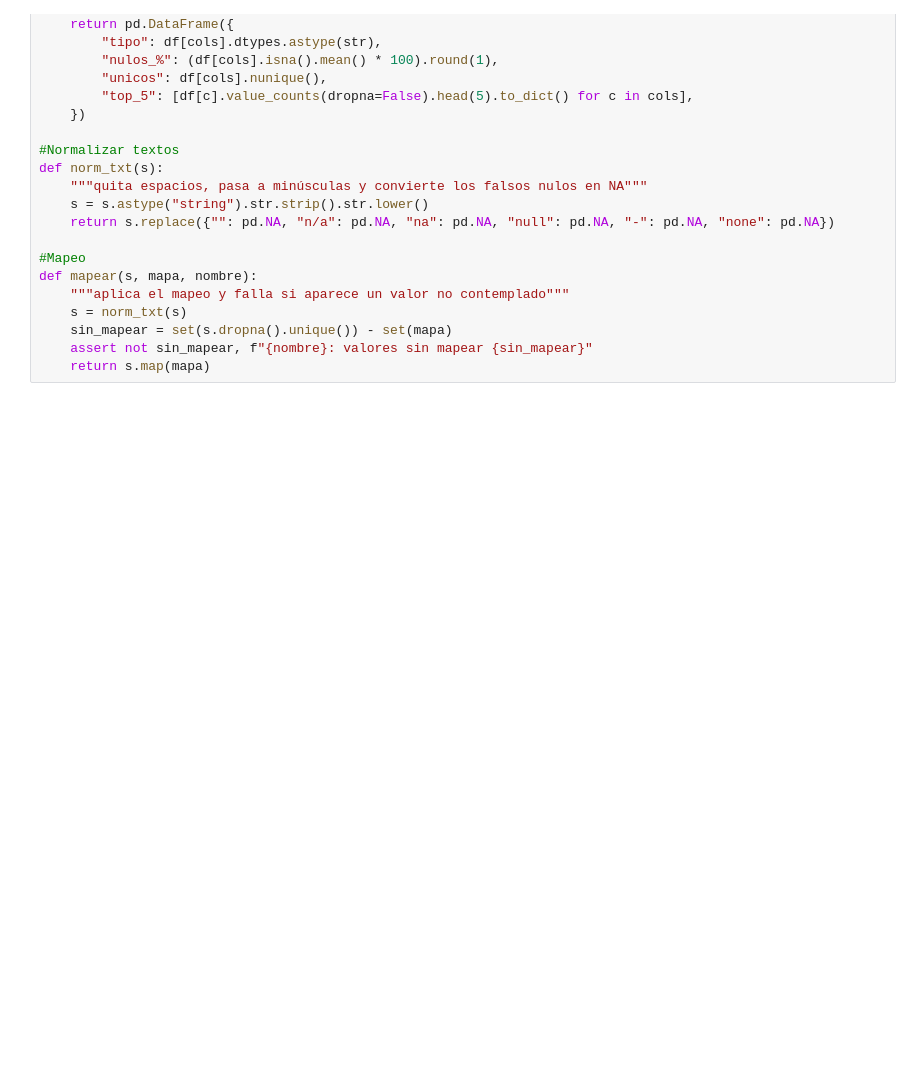
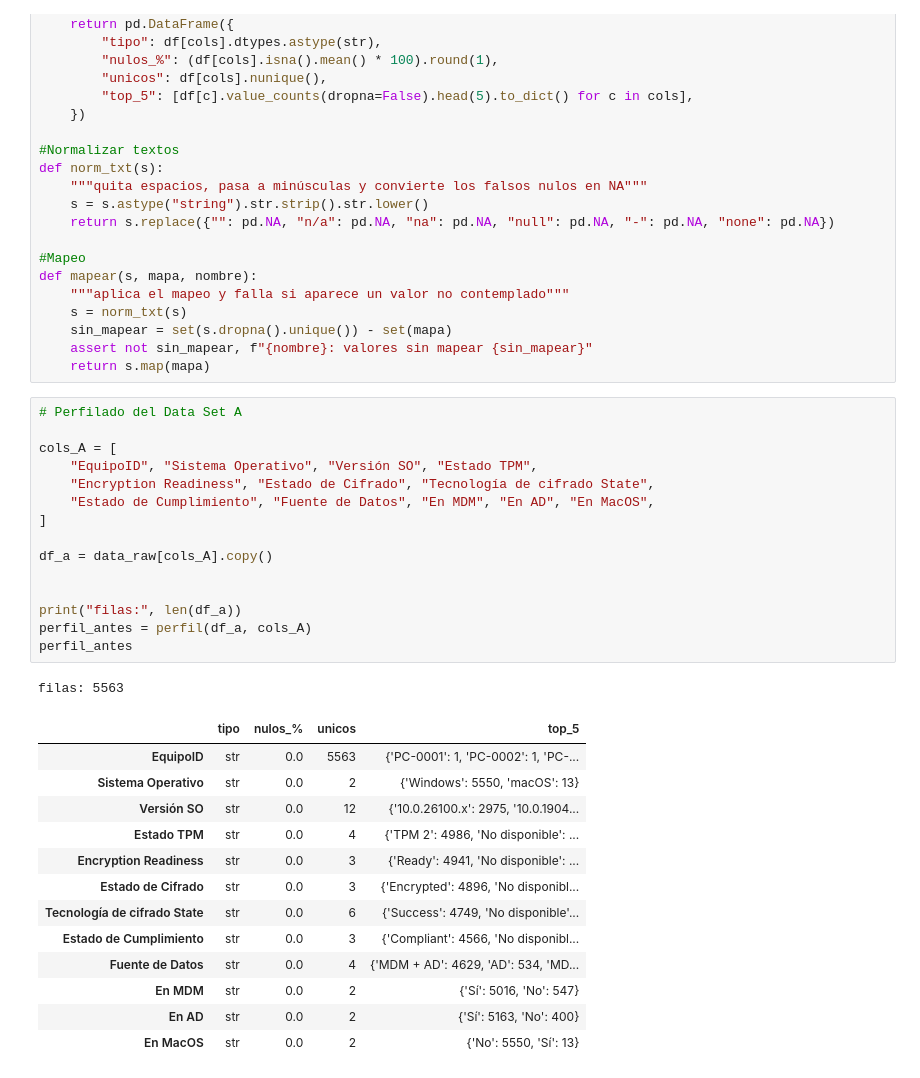
Before and after one commit to a01662395-prog/DWS, a Jupyter notebook: Initial_EDA.ipynb, the cells around one changed output. Cells and saved outputs as stored; diff of their text form; blank space fills up the shorter version.

```diff
--- a/Initial_EDA.ipynb
+++ b/Initial_EDA.ipynb
@@ -80,3 +80,33 @@ def mapear(s, mapa, nombre):
     sin_mapear = set(s.dropna().unique()) - set(mapa)
     assert not sin_mapear, f"{nombre}: valores sin mapear {sin_mapear}"
     return s.map(mapa)
+# %%
+# Perfilado del Data Set A
+
+cols_A = [
+    "EquipoID", "Sistema Operativo", "Versión SO", "Estado TPM",
+    "Encryption Readiness", "Estado de Cifrado", "Tecnología de cifrado State",
+    "Estado de Cumplimiento", "Fuente de Datos", "En MDM", "En AD", "En MacOS",
+]
+
+df_a = data_raw[cols_A].copy()
+
+
+print("filas:", len(df_a))
+perfil_antes = perfil(df_a, cols_A)
+perfil_antes
+# %% [output]
+filas: 5563
+|  | tipo | nulos_% | unicos | top_5 |
+| EquipoID | str | 0.0 | 5563 | {'PC-0001': 1, 'PC-0002': 1, 'PC-... |
+| Sistema Operativo | str | 0.0 | 2 | {'Windows': 5550, 'macOS': 13} |
+| Versión SO | str | 0.0 | 12 | {'10.0.26100.x': 2975, '10.0.1904... |
+| Estado TPM | str | 0.0 | 4 | {'TPM 2': 4986, 'No disponible': ... |
+| Encryption Readiness | str | 0.0 | 3 | {'Ready': 4941, 'No disponible': ... |
+| Estado de Cifrado | str | 0.0 | 3 | {'Encrypted': 4896, 'No disponibl... |
+| Tecnología de cifrado State | str | 0.0 | 6 | {'Success': 4749, 'No disponible'... |
+| Estado de Cumplimiento | str | 0.0 | 3 | {'Compliant': 4566, 'No disponibl... |
+| Fuente de Datos | str | 0.0 | 4 | {'MDM + AD': 4629, 'AD': 534, 'MD... |
+| En MDM | str | 0.0 | 2 | {'Sí': 5016, 'No': 547} |
+| En AD | str | 0.0 | 2 | {'Sí': 5163, 'No': 400} |
+| En MacOS | str | 0.0 | 2 | {'No': 5550, 'Sí': 13} |
```
Also changed, not shown: parts of 27 cells of this notebook.
